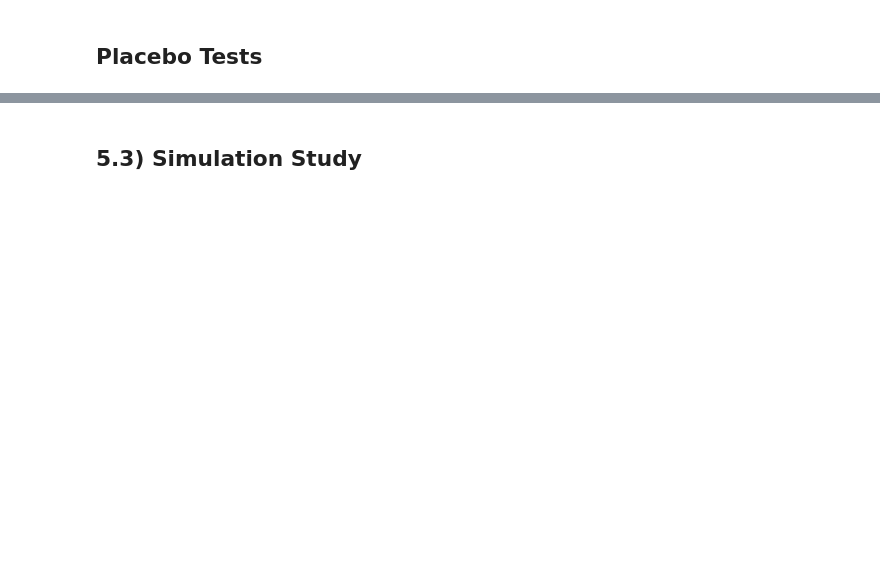
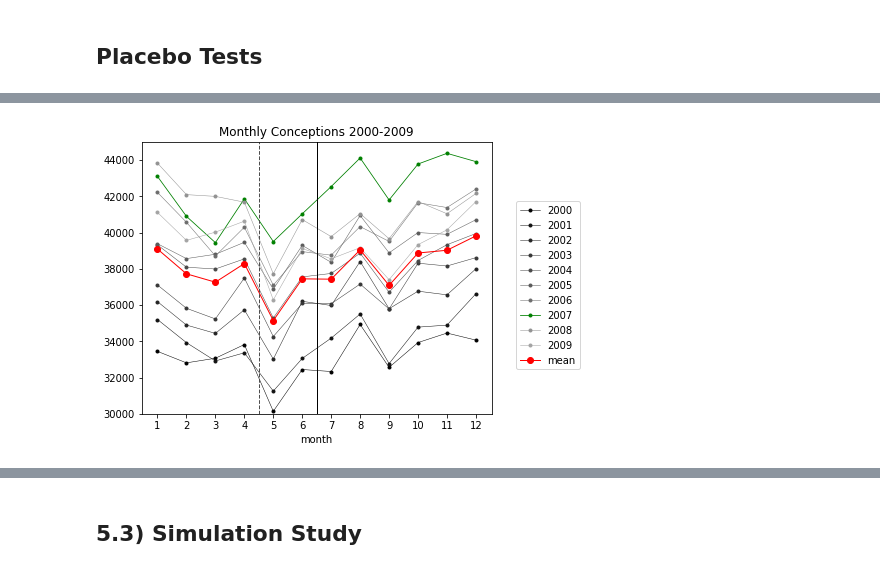
Before and after one commit to marclipfert/student-project-antonia-marc, a Jupyter notebook: student_project_Antonia_Marc.ipynb, the cells around one changed output, grey strips where cells are left out. Drawn from its saved outputs; the diff is of its cells as text; code cells hidden in the pictures; blank space fills up the shorter version.

```diff
--- a/student_project_Antonia_Marc.ipynb
+++ b/student_project_Antonia_Marc.ipynb
@@ -1065,0 +1026,30 @@ printed in bold font. The corresponding standard errors are always reported belo
+# %%
+# Plotting years
+fig, ax = plt.subplots()
+x=0
+while x<7 :
+    y=x/14
+    dfb.loc[dfb['year']==2000+x].plot(x='month',y='n',linestyle='-',linewidth=0.5, marker='.',ylim=(30000,45000), \
+                                      ax=ax, label=2000+x, legend=None, color=str(y), figsize=(7,5))
+    x+=1
+
+dfb.loc[dfb['year']==2007].plot(x='month',y='n',linestyle='-',linewidth=0.8, marker='.',ylim=(30000,45000), \
+                                      ax=ax, label=2007, legend=None, color="g", figsize=(7,5))
+x=8
+while x<10 :
+    y=x/14
+    dfb.loc[dfb['year']==2000+x].plot(x='month',y='n',linestyle='-',linewidth=0.5, marker='.',ylim=(30000,45000), \
+                                      ax=ax, label=2000+x, legend=None, color=str(y), figsize=(7,5))
+    x+=1
+
+df_mean.plot(x='month',y='mean',linestyle='-',linewidth=1, marker='o', legend=None, color="r", ax=ax)
+fig.legend(loc=7)
+plt.axvline(x=6.5, color="black", linewidth=1)
+plt.axvline(x=4.5, color="0.3", linewidth=1, linestyle='dashed')
+fig.subplots_adjust(right=0.82)
+plt.xticks(np.arange(1,13, step=1))
+plt.yticks(np.arange(30000,45000, step=2000))
+plt.title("Monthly Conceptions 2000-2009")
+plt.show()
+# %% [output]
+[figure, added]
```
Also changed, not shown: parts of 49 cells of this notebook, 1 other file.
